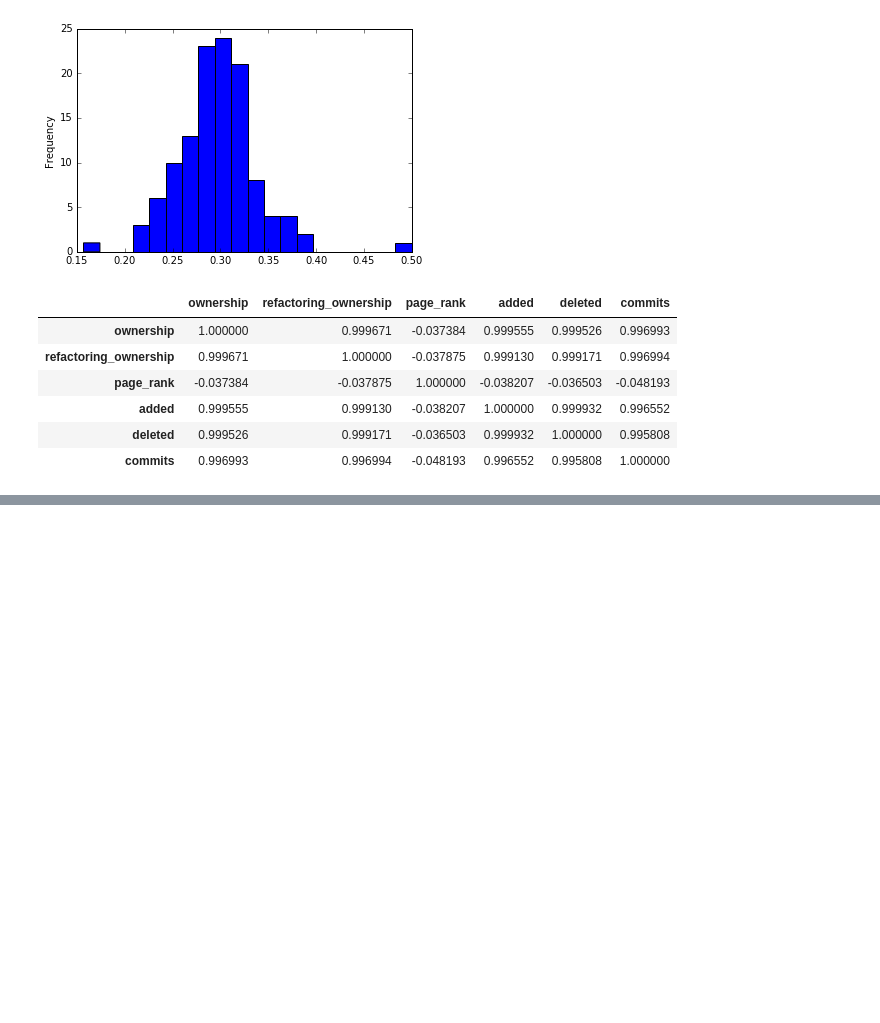
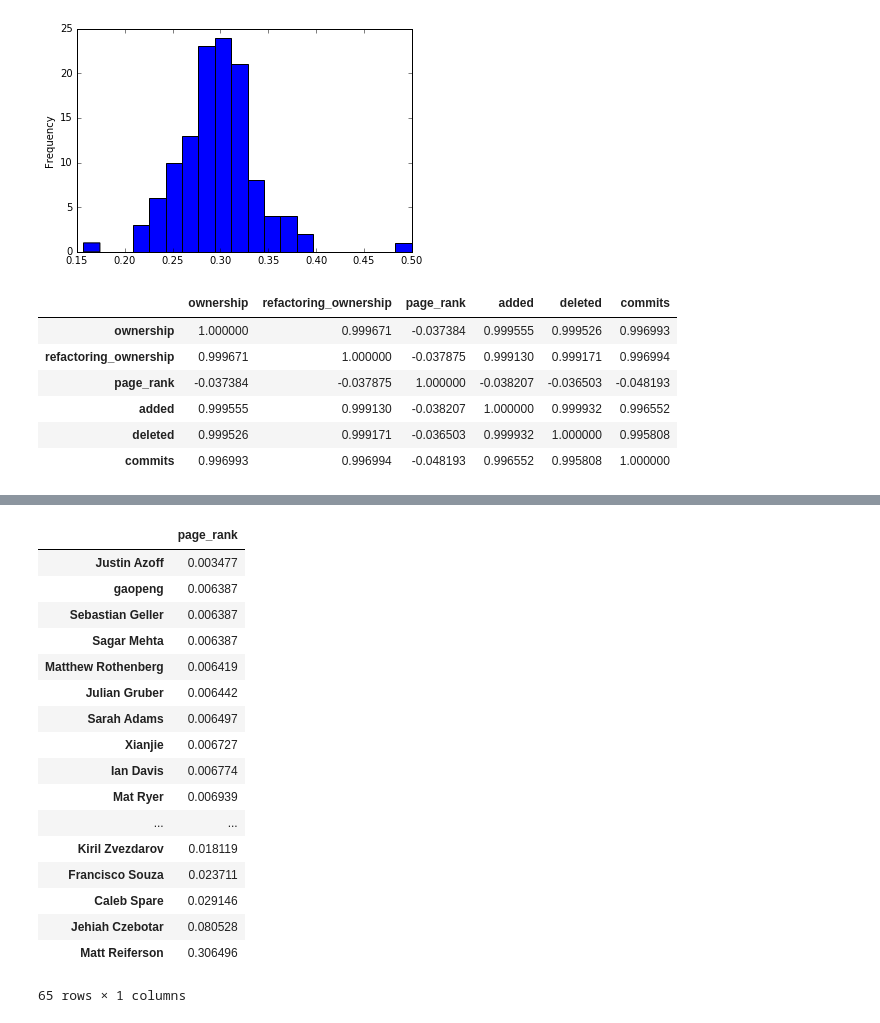
Before and after one commit to janisz/buf-factor-calculator, a Jupyter notebook: Untitled.ipynb, the cells around one changed output, grey strips where cells are left out. Cells and saved outputs as stored; diff of their text form; code cells hidden in the pictures; blank space fills up the shorter version.

```diff
--- a/Untitled.ipynb
+++ b/Untitled.ipynb
@@ -69,0 +110,8 @@ authors_full.corr()
+# %%
+G=nx.from_pandas_dataframe(communication, 'author', 'peer', ['strength'])
+G.add_nodes_from(authors.index)
+nx.set_node_attributes(G, 'commits', authors_full['commits'].T.to_dict())
+nx.set_node_attributes(G, 'pagerank', authors_full['page_rank'].T.to_dict())
+nx.set_node_attributes(G, 'added', authors_full['added'].T.to_dict())
+nx.set_node_attributes(G, 'deleted', authors_full['deleted'].T.to_dict())
+nx.set_node_attributes(G, 'ownership', authors_full['ownership'].T.to_dict())
@@ -69,0 +161,26 @@ authors_full.corr()
+# %%
+communication = pd.read_csv('data/communication.csv')
+G=nx.from_pandas_dataframe(communication, 'author', 'peer', ['average'])
+page_rank = pd.DataFrame.from_dict(nx.pagerank(G, weight='average'), orient='index')
+page_rank.columns = ['page_rank']
+# %%
+page_rank.sort_values(by='page_rank')
+# %% [output]
+|  | page_rank |
+| Justin Azoff | 0.003477 |
+| gaopeng | 0.006387 |
+| Sebastian Geller | 0.006387 |
+| Sagar Mehta | 0.006387 |
+| Matthew Rothenberg | 0.006419 |
+| Julian Gruber | 0.006442 |
+| Sarah Adams | 0.006497 |
+| Xianjie | 0.006727 |
+| Ian Davis | 0.006774 |
+| Mat Ryer | 0.006939 |
+| ... | ... |
+| Kiril Zvezdarov | 0.018119 |
+| Francisco Souza | 0.023711 |
+| Caleb Spare | 0.029146 |
+| Jehiah Czebotar | 0.080528 |
+| Matt Reiferson | 0.306496 |
+65 rows × 1 columns
```
Also changed, not shown: parts of 14 cells of this notebook, 1 other file.
